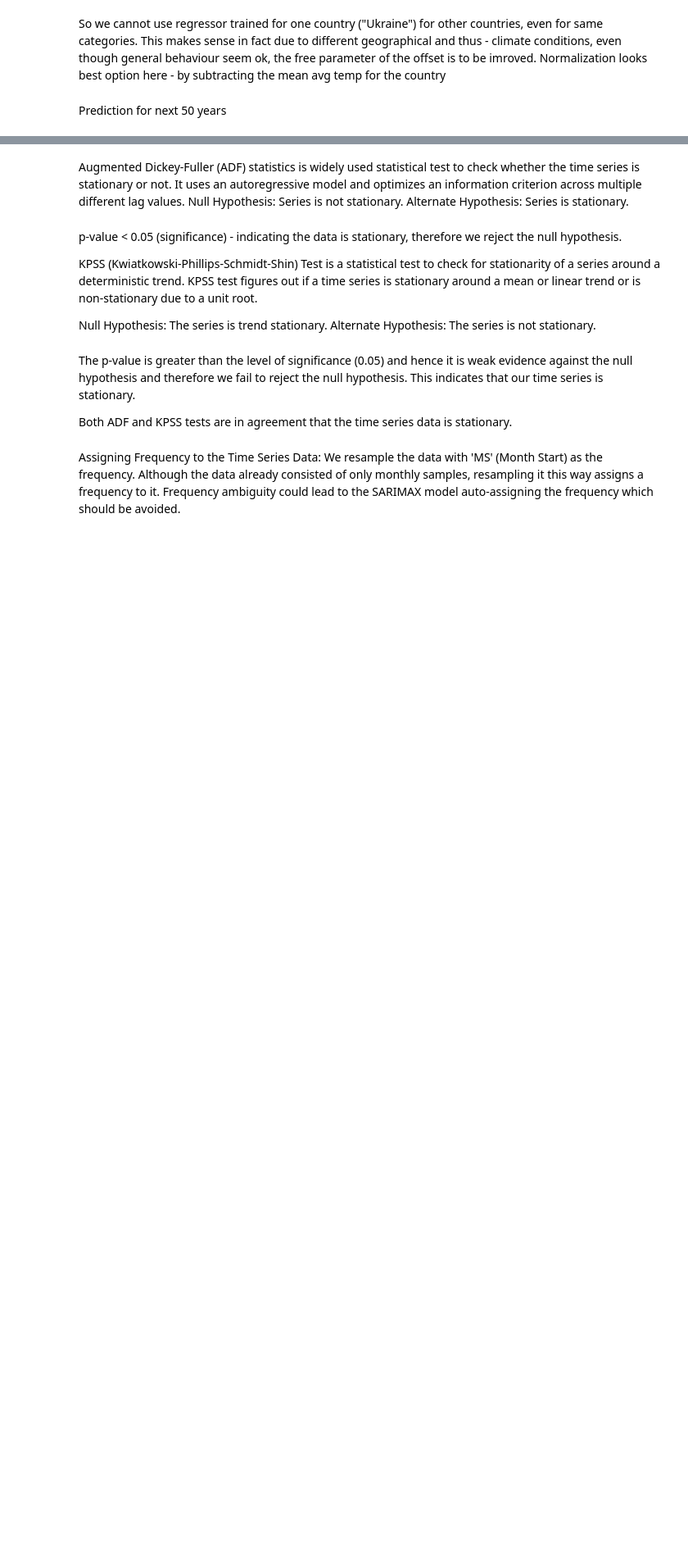
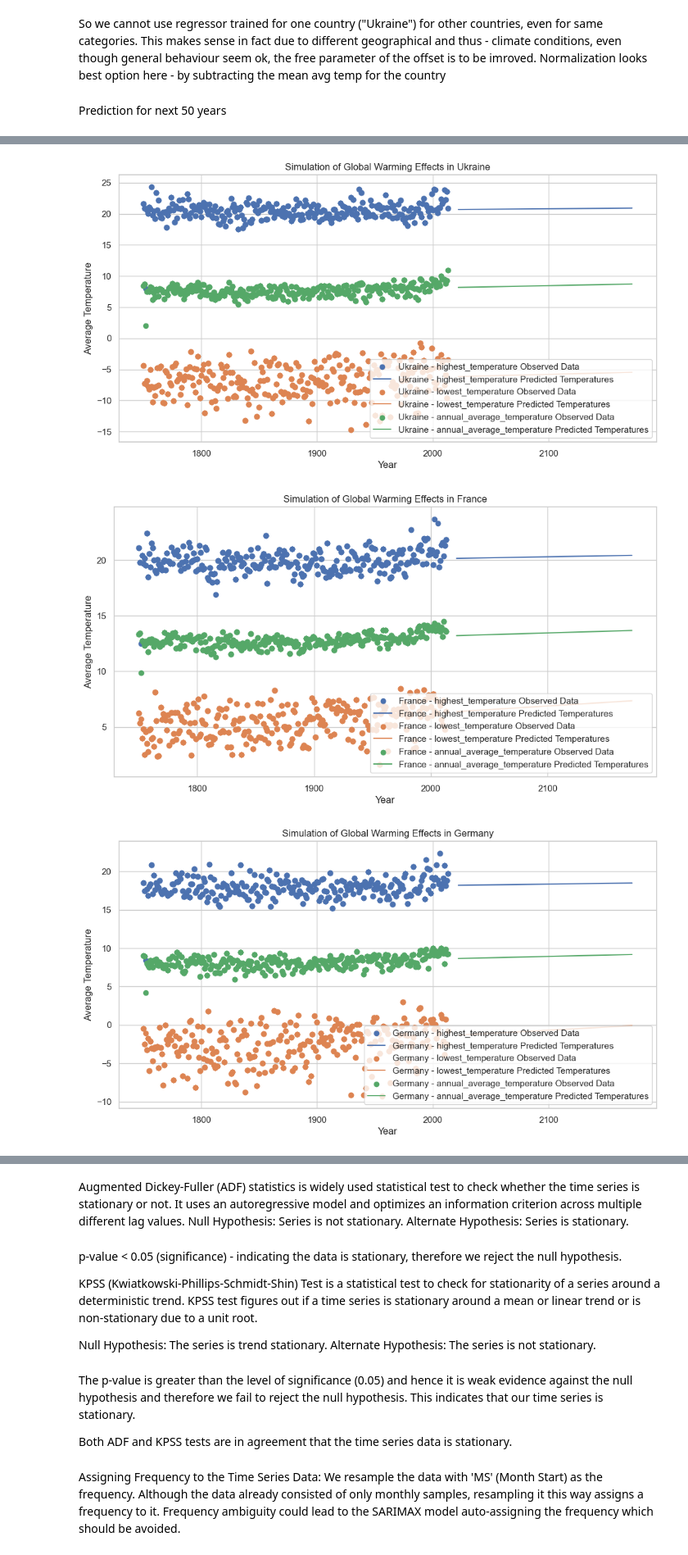
Before and after one commit to IllyaUA/FinalProject, a Jupyter notebook: code/IGClimaChange_FiPro.ipynb, the cells around one changed output, grey strips where cells are left out. Shown at 82% size. Drawn from its saved outputs; the diff is of its cells as text; code cells hidden in the pictures; blank space fills up the shorter version.

```diff
--- a/code/IGClimaChange_FiPro.ipynb
+++ b/code/IGClimaChange_FiPro.ipynb
@@ -638,0 +739,48 @@ Polynomial of 2nd order
+# %%
+country_list = ['Ukraine', 'France', 'Germany', 'United Kingdom']
+#temperature_categories = ['annual_average_temperature']
+
+# Define the number of years for prediction
+years_to_predict = np.arange(2022, 2222, 50)  # Adjust the years as needed
+
+# Iterate through countries
+for country in country_list:
+    # Create a figure and axis for plotting
+    fig, ax = plt.subplots(figsize=(12, 6))
+
+    # Iterate through temperature categories
+    for category in temperature_categories:
+        # Retrieve the data for the current country and category
+        country_data = united_data[(united_data['country'] == country)]
+
+        # Extract the years and temperatures
+        years = country_data['year'].values
+        temperatures = country_data[category].values
+
+        # Plot the observed data
+        ax.scatter(years, temperatures, label=f'{country} - {category} Observed Data')
+
+        # Fit a linear regression model
+        model = LinearRegression()
+        model.fit(years.reshape(-1, 1), temperatures)
+
+        # Predict temperatures for the next 200 years
+        future_years = np.arange(2022, 2222, 50)
+        predicted_temperatures = model.predict(future_years.reshape(-1, 1))
+
+        # Plot the predicted temperatures
+        ax.plot(future_years, predicted_temperatures, label=f'{country} - {category} Predicted Temperatures')
+
+    # Set labels and title for the current subplot
+    ax.set_xlabel('Year')
+    ax.set_ylabel('Average Temperature')
+    ax.set_title(f'Simulation of Global Warming Effects in {country}')
+    ax.legend()
+    ax.grid(True)
+
+    # Show the current subplot
+    plt.show()
+# %% [output]
+[figure, added]
+[figure, added]
+[figure, added]
```
Also changed, not shown: parts of 43 cells of this notebook.
